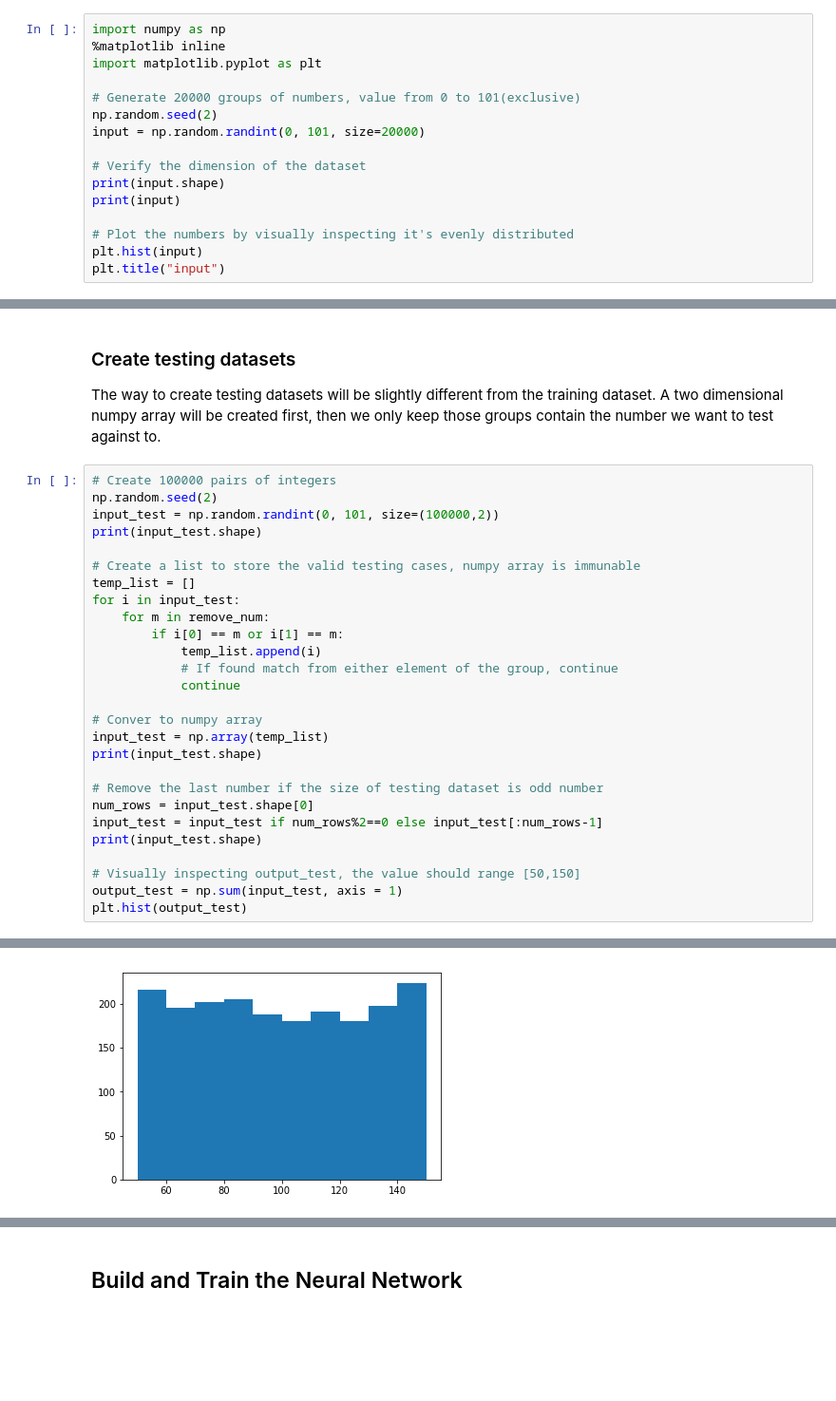
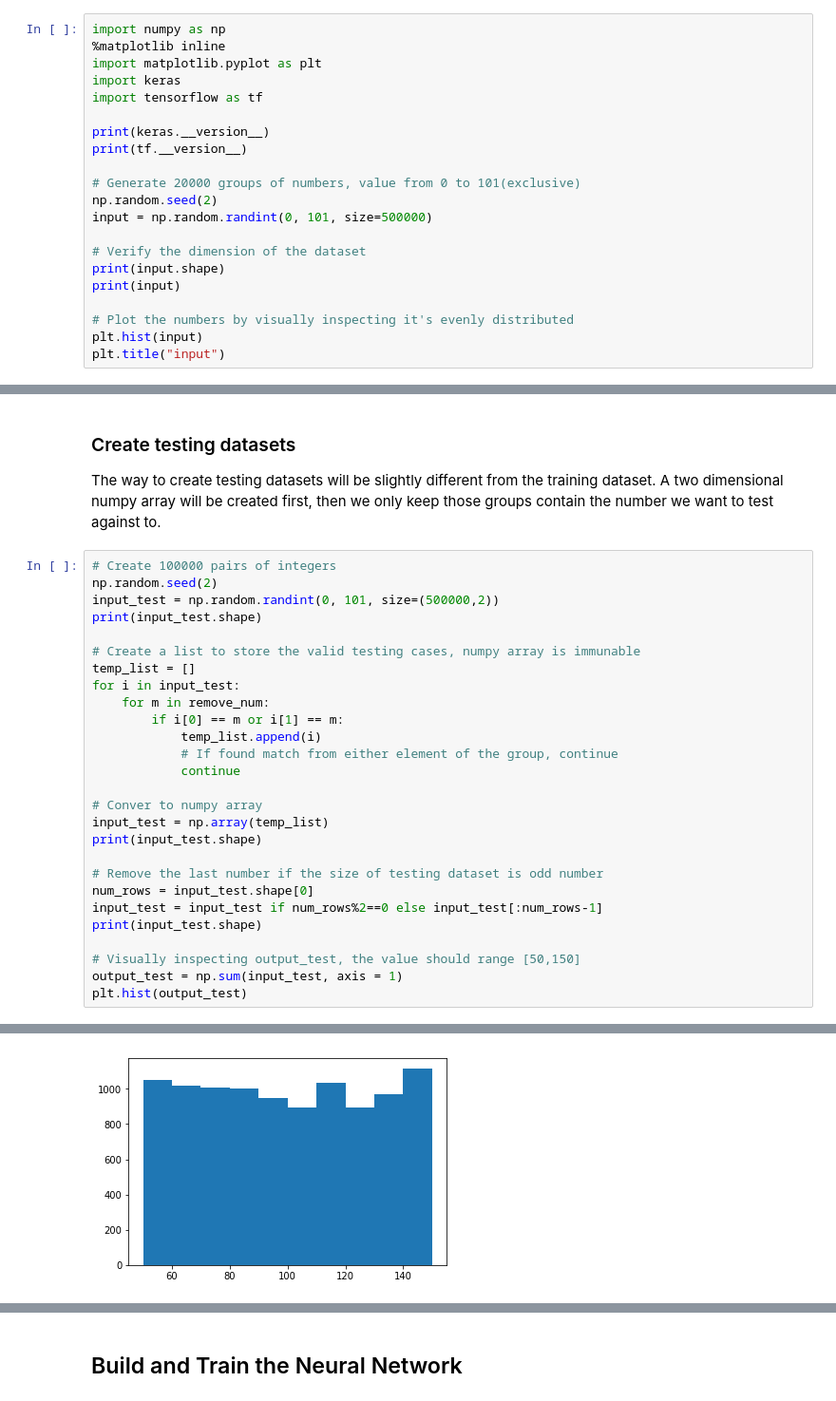
Before and after one commit to lxwvictor/adding2numbers, a Jupyter notebook: adding2numbers.ipynb, the cells around one changed output, grey strips where cells are left out. Shown at 95% size. Drawn from its saved outputs; the diff is of its cells as text; blank space fills up the shorter version.

```diff
--- a/adding2numbers.ipynb
+++ b/adding2numbers.ipynb
@@ -15,10 +15,15 @@ Certain other notes and considerations:
 import numpy as np
 %matplotlib inline
 import matplotlib.pyplot as plt
+import keras
+import tensorflow as tf
+
+print(keras.__version__)
+print(tf.__version__)
 
 # Generate 20000 groups of numbers, value from 0 to 101(exclusive)
 np.random.seed(2)
-input = np.random.randint(0, 101, size=20000)
+input = np.random.randint(0, 101, size=500000)
 
 # Verify the dimension of the dataset
 print(input.shape)
@@ -103,7 +107,7 @@ The way to create testing datasets will be slightly different from the training
 # %%
 # Create 100000 pairs of integers
 np.random.seed(2)
-input_test = np.random.randint(0, 101, size=(100000,2))
+input_test = np.random.randint(0, 101, size=(500000,2))
 print(input_test.shape)
 
 # Create a list to store the valid testing cases, numpy array is immunable
@@ -135,6 +140,6 @@ plt.hist(output_test)
  array([  50.,   60.,   70.,   80.,   90.,  100.,  110.,  120.,  130.,
          140.,  150.]),
  <a list of 10 Patch objects>)
-[figure, old version]
+[figure, new version]
 # %%
 # One-hot encode the test output same way as training output, normalize the test input
```
Also changed, not shown: parts of 11 cells of this notebook, 1 other file.
